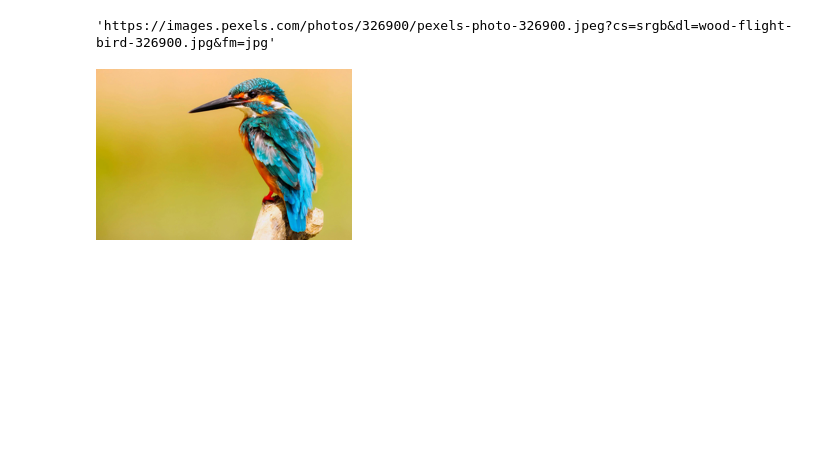
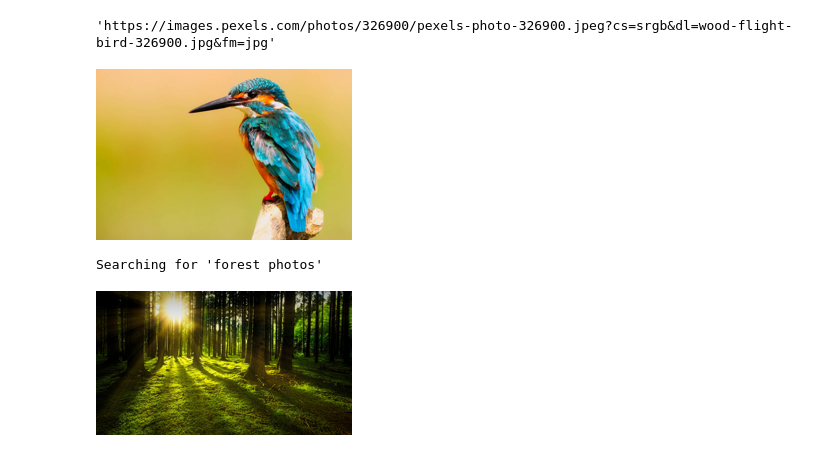
Before and after one commit to manasamadgul/Pytorch_Fundamentals, a Jupyter notebook: Classifier_BirdOrNot.ipynb, the cells around one changed output. Saved outputs shown, nothing was run; the diff lists cells and outputs as text; code cells hidden in the pictures; blank space fills up the shorter version.

```diff
--- a/Classifier_BirdOrNot.ipynb
+++ b/Classifier_BirdOrNot.ipynb
@@ -41,4 +41,21 @@ im = Image.open(dest)
 im.to_thumb(256,256)
 # %% [output]
 [figure]
+# %%
+#Search images of forest
+from PIL import UnidentifiedImageError # Import the exception class
+
+urlForest = search_images('forest photos', max_images=1)
+destforest = 'forest.jpeg'
+download_url(urlForest[0],destforest,show_progress=False)
+im = Image.open(destforest)
+im.to_thumb(256,256)
+#try:
+ # im = Image.open(destforest)
+  #im.to_thumb(256,256)
+#except UnidentifiedImageError:
+ #   print(f"Cannot identify image file: {destforest}")
+# %% [output]
+Searching for 'forest photos'
+[figure, added]
 # %%
```
Also changed, not shown: parts of 6 cells of this notebook.
